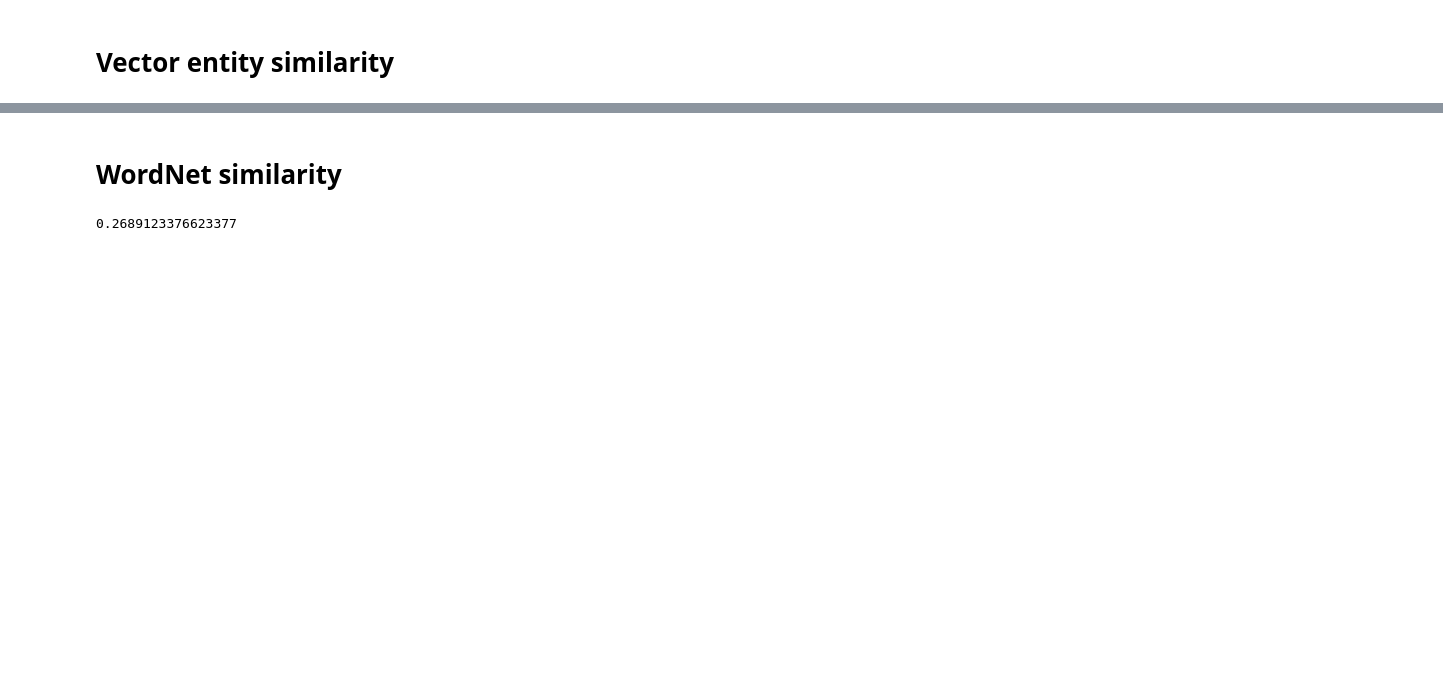
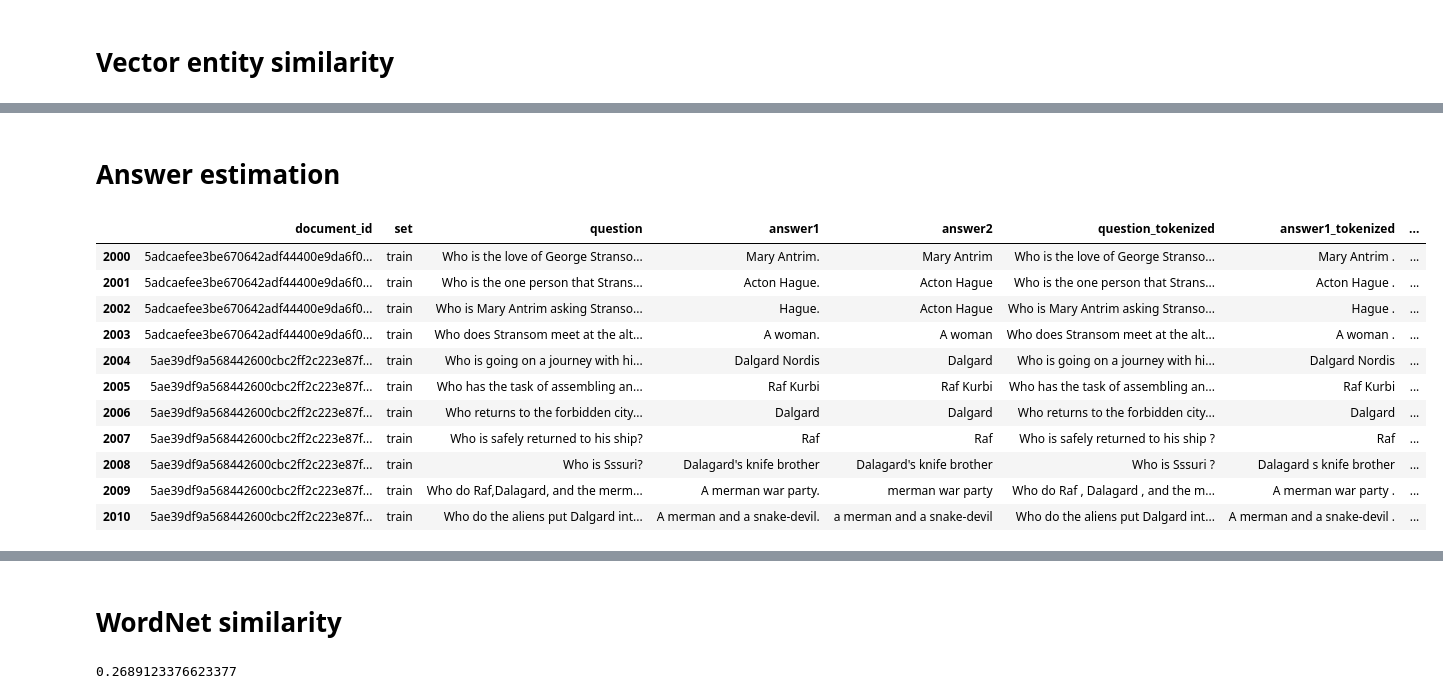
Before and after one commit to CpuKnows/NarrativeQA-Project, a Jupyter notebook: src/notebooks/Filter dataset.ipynb, the cells around one changed output, grey strips where cells are left out. Saved outputs shown, nothing was run; the diff lists cells and outputs as text; code cells hidden in the pictures; blank space fills up the shorter version.

```diff
--- a/src/notebooks/Filter dataset.ipynb
+++ b/src/notebooks/Filter dataset.ipynb
@@ -43,3 +46,5 @@ questions.to_csv('../../data/questions_books_who.csv', index=False)
 # %%
 docs_index = pd.read_csv('../../data/documents_books.csv')
 questions = pd.read_csv('../../data/questions_books_who.csv')
+# %%
+summaries = pd.read_csv('../../data/third_party/wikipedia/summaries.csv')
@@ -45,0 +60,2 @@ questions = pd.read_csv('../../data/questions_books_who.csv')
+# %%
+questions = questions.merge(summaries.loc[:, ['document_id', 'summary',  'summary_tokenized']], how='left', on='document_id')
@@ -151,0 +508,17 @@ NameError: name 'clean_ent_str' is not defined
+# %% [markdown]
+# Answer estimation
+# %%
+questions.loc[2000:2010]
+# %% [output]
+|  | document_id | set | question | answer1 | answer2 | question_tokenized | answer1_tokenized | ... |
+| 2000 | 5adcaefee3be670642adf44400e9da6f0... | train | Who is the love of George Stranso... | Mary Antrim. | Mary Antrim | Who is the love of George Stranso... | Mary Antrim . | ... |
+| 2001 | 5adcaefee3be670642adf44400e9da6f0... | train | Who is the one person that Strans... | Acton Hague. | Acton Hague | Who is the one person that Strans... | Acton Hague . | ... |
+| 2002 | 5adcaefee3be670642adf44400e9da6f0... | train | Who is Mary Antrim asking Stranso... | Hague. | Acton Hague | Who is Mary Antrim asking Stranso... | Hague . | ... |
+| 2003 | 5adcaefee3be670642adf44400e9da6f0... | train | Who does Stransom meet at the alt... | A woman. | A woman | Who does Stransom meet at the alt... | A woman . | ... |
+| 2004 | 5ae39df9a568442600cbc2ff2c223e87f... | train | Who is going on a journey with hi... | Dalgard Nordis | Dalgard | Who is going on a journey with hi... | Dalgard Nordis | ... |
+| 2005 | 5ae39df9a568442600cbc2ff2c223e87f... | train | Who has the task of assembling an... | Raf Kurbi | Raf Kurbi | Who has the task of assembling an... | Raf Kurbi | ... |
+| 2006 | 5ae39df9a568442600cbc2ff2c223e87f... | train | Who returns to the forbidden city... | Dalgard | Dalgard | Who returns to the forbidden city... | Dalgard | ... |
+| 2007 | 5ae39df9a568442600cbc2ff2c223e87f... | train | Who is safely returned to his ship? | Raf | Raf | Who is safely returned to his ship ? | Raf | ... |
+| 2008 | 5ae39df9a568442600cbc2ff2c223e87f... | train | Who is Sssuri? | Dalagard's knife brother | Dalagard's knife brother | Who is Sssuri ? | Dalagard s knife brother | ... |
+| 2009 | 5ae39df9a568442600cbc2ff2c223e87f... | train | Who do Raf,Dalagard, and the merm... | A merman war party. | merman war party | Who do Raf , Dalagard , and the m... | A merman war party . | ... |
+| 2010 | 5ae39df9a568442600cbc2ff2c223e87f... | train | Who do the aliens put Dalgard int... | A merman and a snake-devil. | a merman and a snake-devil | Who do the aliens put Dalgard int... | A merman and a snake-devil . | ... |
```
Also changed, not shown: parts of 40 cells of this notebook, 57 other files.
